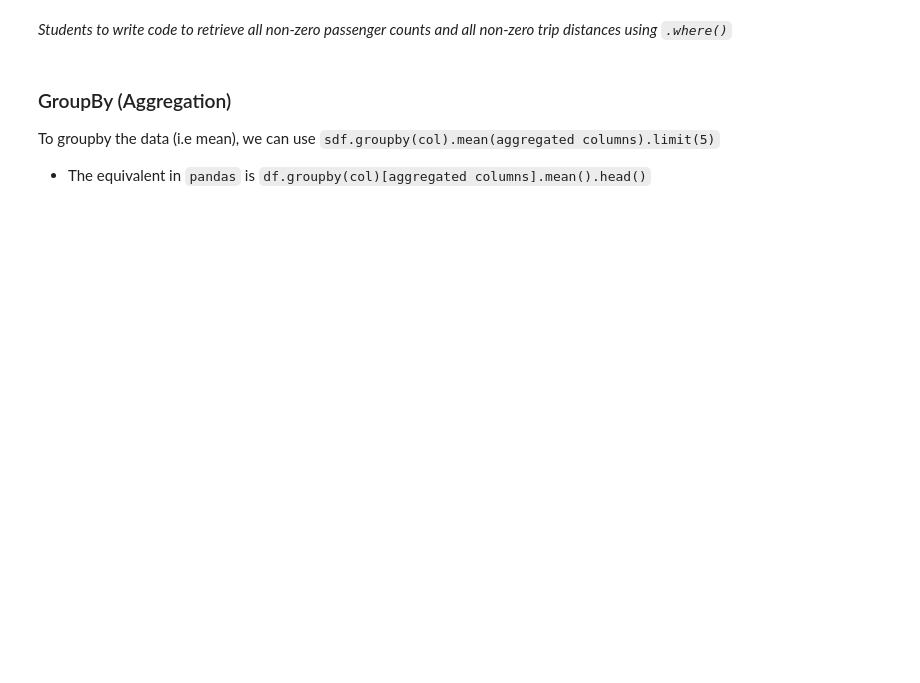
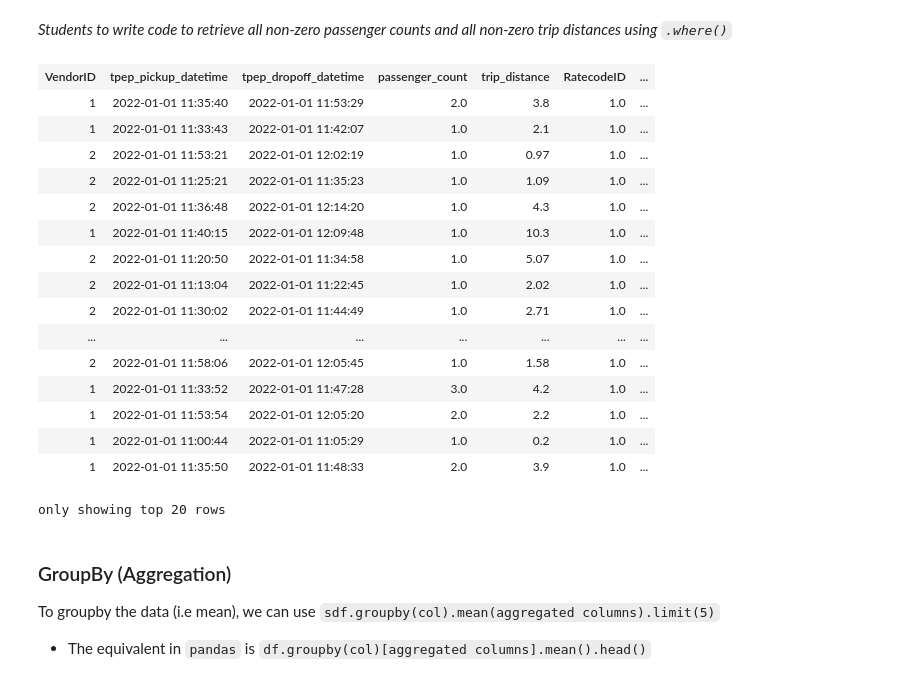
Before and after one commit to VoLKyyyOG/MAST30034_Python, a Jupyter notebook: tutorials/tute_1/Tute1_Python.ipynb, the cells around one changed output. Saved outputs shown, nothing was run; the diff lists cells and outputs as text; code cells hidden in the pictures; blank space fills up the shorter version.

```diff
--- a/tutorials/tute_1/Tute1_Python.ipynb
+++ b/tutorials/tute_1/Tute1_Python.ipynb
@@ -276,6 +332,25 @@ sdf.filter(F.col('passenger_count') == 5).limit(5)
 _Students to write code to retrieve all non-zero passenger counts and all non-zero trip distances using `.where()`_
 # %%
 # write code here to retrieve all non-zero passenger counts and all non-zero trip distances using where
+sdf.where( (F.col("passenger_count") != 0) & (F.col("trip_distance") != 0) )
+# %% [output]
+| VendorID | tpep_pickup_datetime | tpep_dropoff_datetime | passenger_count | trip_distance | RatecodeID | ... |
+| 1 | 2022-01-01 11:35:40 | 2022-01-01 11:53:29 | 2.0 | 3.8 | 1.0 | ... |
+| 1 | 2022-01-01 11:33:43 | 2022-01-01 11:42:07 | 1.0 | 2.1 | 1.0 | ... |
+| 2 | 2022-01-01 11:53:21 | 2022-01-01 12:02:19 | 1.0 | 0.97 | 1.0 | ... |
+| 2 | 2022-01-01 11:25:21 | 2022-01-01 11:35:23 | 1.0 | 1.09 | 1.0 | ... |
+| 2 | 2022-01-01 11:36:48 | 2022-01-01 12:14:20 | 1.0 | 4.3 | 1.0 | ... |
+| 1 | 2022-01-01 11:40:15 | 2022-01-01 12:09:48 | 1.0 | 10.3 | 1.0 | ... |
+| 2 | 2022-01-01 11:20:50 | 2022-01-01 11:34:58 | 1.0 | 5.07 | 1.0 | ... |
+| 2 | 2022-01-01 11:13:04 | 2022-01-01 11:22:45 | 1.0 | 2.02 | 1.0 | ... |
+| 2 | 2022-01-01 11:30:02 | 2022-01-01 11:44:49 | 1.0 | 2.71 | 1.0 | ... |
+| ... | ... | ... | ... | ... | ... | ... |
+| 2 | 2022-01-01 11:58:06 | 2022-01-01 12:05:45 | 1.0 | 1.58 | 1.0 | ... |
+| 1 | 2022-01-01 11:33:52 | 2022-01-01 11:47:28 | 3.0 | 4.2 | 1.0 | ... |
+| 1 | 2022-01-01 11:53:54 | 2022-01-01 12:05:20 | 2.0 | 2.2 | 1.0 | ... |
+| 1 | 2022-01-01 11:00:44 | 2022-01-01 11:05:29 | 1.0 | 0.2 | 1.0 | ... |
+| 1 | 2022-01-01 11:35:50 | 2022-01-01 11:48:33 | 2.0 | 3.9 | 1.0 | ... |
+only showing top 20 rows
 # %% [markdown]
 ### GroupBy (Aggregation)
 To groupby the data (i.e mean), we can use `sdf.groupby(col).mean(aggregated columns).limit(5)`
```
Also changed, not shown: parts of 11 cells of this notebook, 1 other file.
